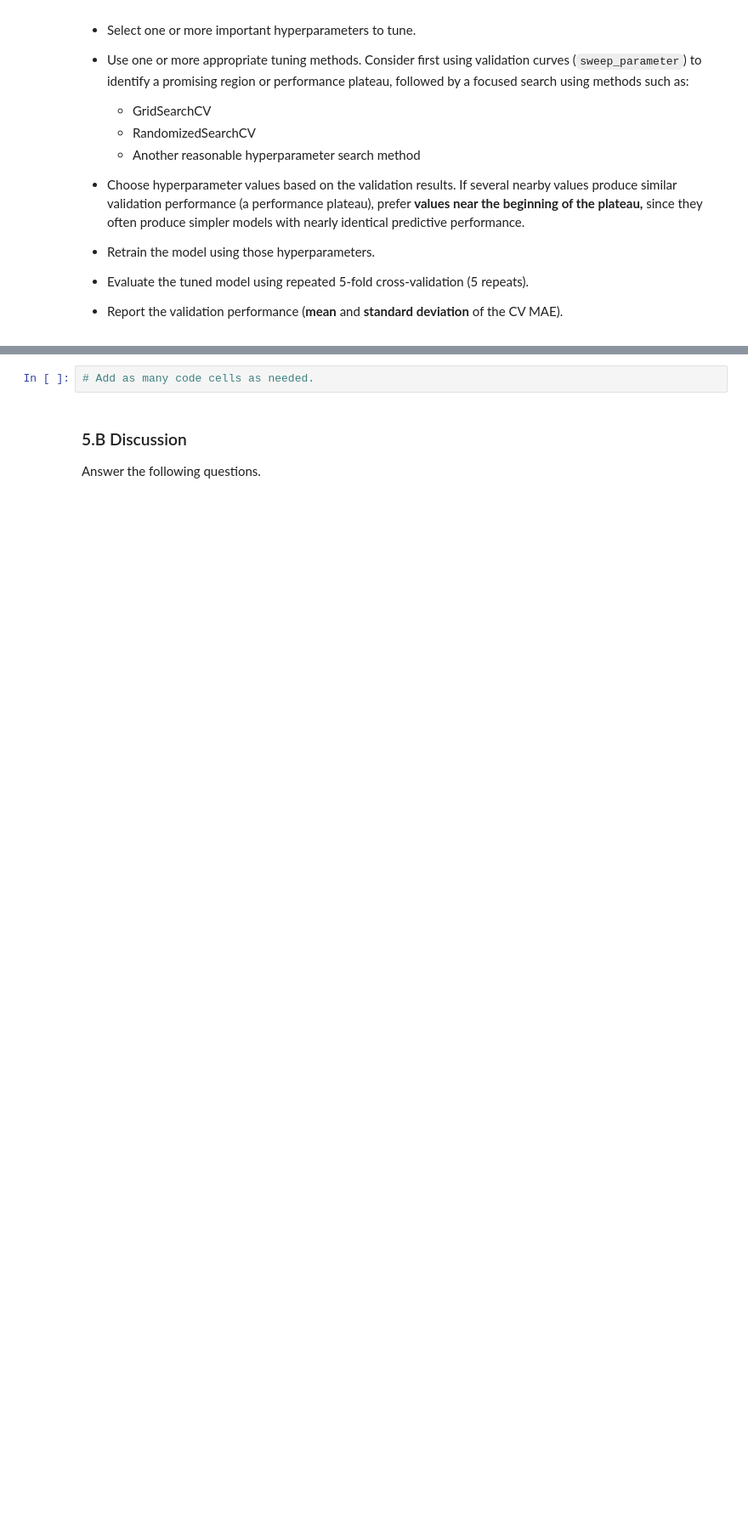
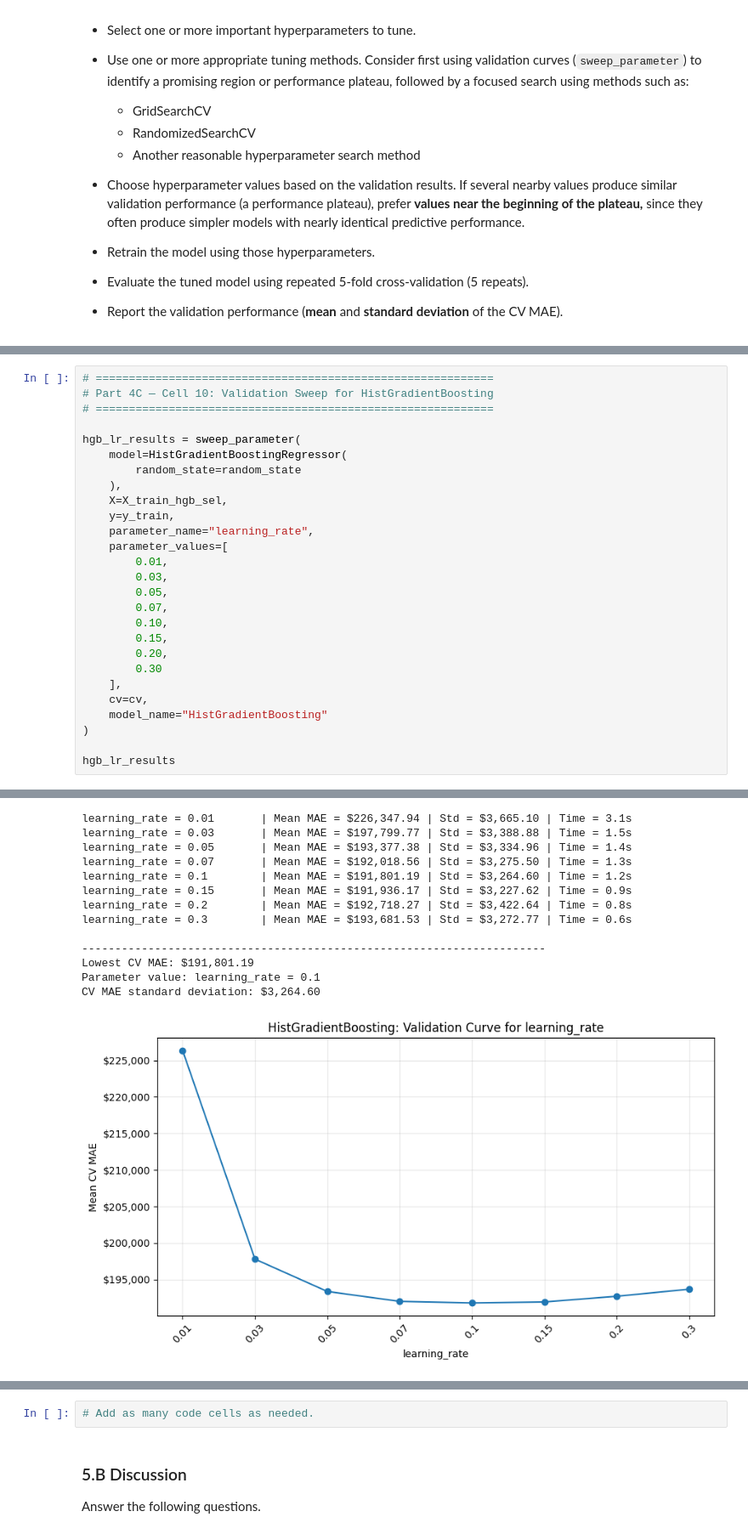
Before and after one commit to amritBU001/DX603_Collab, a Jupyter notebook: Milestone_02.ipynb, the cells around one changed output, grey strips where cells are left out. Shown at 85% size. Saved outputs shown, nothing was run; the diff lists cells and outputs as text; blank space fills up the shorter version.

```diff
--- a/Milestone_02.ipynb
+++ b/Milestone_02.ipynb
@@ -862,0 +1427,28 @@ After tuning, how did the relative performance of your three models change? Did
+# %%
+# ============================================================
+# Part 4C — Cell 10: Validation Sweep for HistGradientBoosting
+# ============================================================
+
+hgb_lr_results = sweep_parameter(
+    model=HistGradientBoostingRegressor(
+        random_state=random_state
+    ),
+    X=X_train_hgb_sel,
+    y=y_train,
+    parameter_name="learning_rate",
+    parameter_values=[
+        0.01,
+        0.03,
+        0.05,
+        0.07,
+        0.10,
+        0.15,
+        0.20,
+        0.30
+    ],
+    cv=cv,
+    model_name="HistGradientBoosting"
+)
+
+hgb_lr_results
+# %% [output]
@@ -862,0 +1458,14 @@ After tuning, how did the relative performance of your three models change? Did
+learning_rate = 0.01       | Mean MAE = $226,347.94 | Std = $3,665.10 | Time = 3.1s
+learning_rate = 0.03       | Mean MAE = $197,799.77 | Std = $3,388.88 | Time = 1.5s
+learning_rate = 0.05       | Mean MAE = $193,377.38 | Std = $3,334.96 | Time = 1.4s
+learning_rate = 0.07       | Mean MAE = $192,018.56 | Std = $3,275.50 | Time = 1.3s
+learning_rate = 0.1        | Mean MAE = $191,801.19 | Std = $3,264.60 | Time = 1.2s
+learning_rate = 0.15       | Mean MAE = $191,936.17 | Std = $3,227.62 | Time = 0.9s
+learning_rate = 0.2        | Mean MAE = $192,718.27 | Std = $3,422.64 | Time = 0.8s
+learning_rate = 0.3        | Mean MAE = $193,681.53 | Std = $3,272.77 | Time = 0.6s
+
+----------------------------------------------------------------------
+Lowest CV MAE: $191,801.19
+Parameter value: learning_rate = 0.1
+CV MAE standard deviation: $3,264.60
+[figure, added]
```
Also changed, not shown: parts of 37 cells of this notebook.
